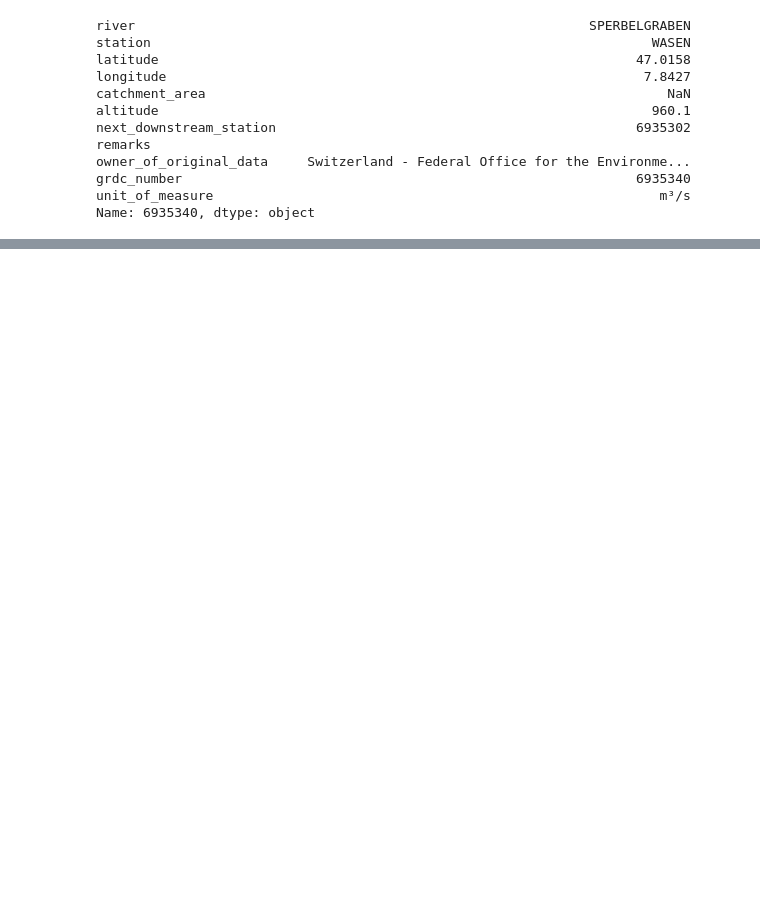
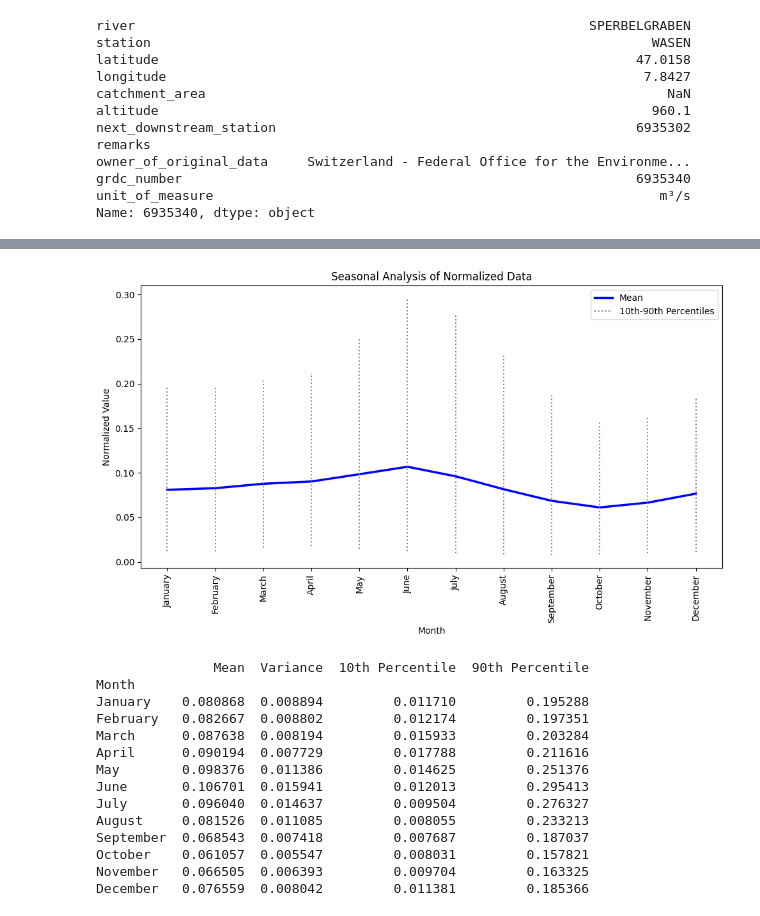
Before and after one commit to anderzzz/river_gpt, a Jupyter notebook: river_gpt.ipynb, the cells around one changed output, grey strips where cells are left out. Cells and saved outputs as stored; diff of their text form; code cells hidden in the pictures; blank space fills up the shorter version.

Commit message:
Update with more analysis

```diff
--- a/river_gpt.ipynb
+++ b/river_gpt.ipynb
@@ -275,7 +355,11 @@ for grdc_number in flux_data_df.index.get_level_values('GRDC-No.').unique():
 
     # Get the data for the specific GRDC number
     grdc_data = flux_data_df.loc[grdc_number, 'Value'].dropna()
-    grdc_data = grdc_data.replace(0.0, 0.1)
+    grdc_data = grdc_data.replace(0.0, 0.01)
+
+    # Skip if intercept lower than threshold
+    if linear_regression_results.loc[grdc_number]['intercept'] < 2.0:
+        continue
 
     # Integrate the histogram
     hist, bin_edges = np.histogram(grdc_data, bins=num_bins)
@@ -307,7 +391,6 @@ for grdc_number in flux_data_df.index.get_level_values('GRDC-No.').unique():
         tot_weibull += (a / integral - b) ** 2
 
     fit_df.loc[len(fit_df)] = [grdc_number, tot_lognorm, tot_gamma, tot_weibull]
-    print (len(fit_df))
 
 print (fit_df)
 # %% [output]
@@ -330,0 +517,71 @@ print (fit_df)
+# %%
+flux_data_df['Z-score'] = flux_data_df.groupby('GRDC-No.')['Value'].transform(lambda x: (x - x.mean()) / x.std())
+
+# Calculate maximum normalization for each GRDC-No.
+flux_data_df['Max-normalized'] = flux_data_df.groupby('GRDC-No.')['Value'].transform(lambda x: x / x.max())
+# %%
+import pandas as pd
+import seaborn as sns
+import matplotlib.pyplot as plt
+
+import pandas as pd
+import seaborn as sns
+import matplotlib.pyplot as plt
+
+import pandas as pd
+import seaborn as sns
+import matplotlib.pyplot as plt
+
+def analyze_seasonal_data(flux_data_df):
+    # Define custom order for sorting months
+    month_order = ['January', 'February', 'March', 'April', 'May', 'June', 'July', 'August', 'September', 'October', 'November', 'December']
+
+    # Aggregate the data based on the Month column
+    aggregated_data = flux_data_df.groupby('Month')['Max-normalized'].agg(['mean', 'var', lambda x: x.quantile(0.1), lambda x: x.quantile(0.9)]).reindex(month_order)
+
+    # Rename columns for plotting
+    aggregated_data.columns = ['Mean', 'Variance', '10th Percentile', '90th Percentile']
+
+    # Plot the aggregated data
+    plt.figure(figsize=(10, 6))
+
+    # Plot mean as a thicker blue line
+    sns.lineplot(data=aggregated_data['Mean'], color='blue', linewidth=2.5, label='Mean')
+
+    # Plot vertical lines for 10th and 90th percentiles
+    plt.vlines(aggregated_data.index, aggregated_data['10th Percentile'], aggregated_data['90th Percentile'], colors='gray', linestyles='dotted', label='10th-90th Percentiles')
+
+    # Customize the plot
+    plt.xlabel('Month')
+    plt.ylabel('Normalized Value')
+    plt.title('Seasonal Analysis of Normalized Data')
+    plt.legend()
+    plt.xticks(rotation=90)  # Rotate the x-axis labels by 90 degrees counterclockwise
+    plt.tight_layout()  # Adjust layout for better spacing
+    plt.show()
+
+    return aggregated_data
+
+
+
+# Analyze and plot the seasonal data
+seasonal_data = analyze_seasonal_data(flux_data_df)
+
+# Print the aggregated data
+print(seasonal_data)
+# %% [output]
+[figure, added]
+               Mean  Variance  10th Percentile  90th Percentile
+Month
+January    0.080868  0.008894         0.011710         0.195288
+February   0.082667  0.008802         0.012174         0.197351
+March      0.087638  0.008194         0.015933         0.203284
+April      0.090194  0.007729         0.017788         0.211616
+May        0.098376  0.011386         0.014625         0.251376
+June       0.106701  0.015941         0.012013         0.295413
+July       0.096040  0.014637         0.009504         0.276327
+August     0.081526  0.011085         0.008055         0.233213
+September  0.068543  0.007418         0.007687         0.187037
+October    0.061057  0.005547         0.008031         0.157821
+November   0.066505  0.006393         0.009704         0.163325
+December   0.076559  0.008042         0.011381         0.185366
```
Also changed, not shown: parts of 21 cells of this notebook.
